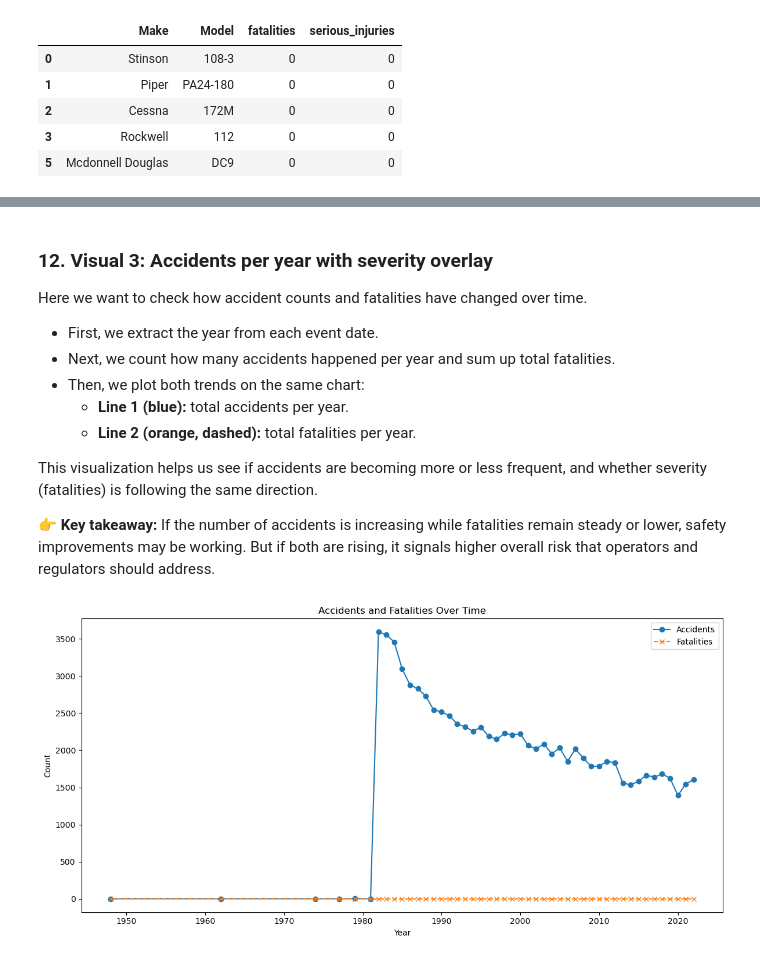
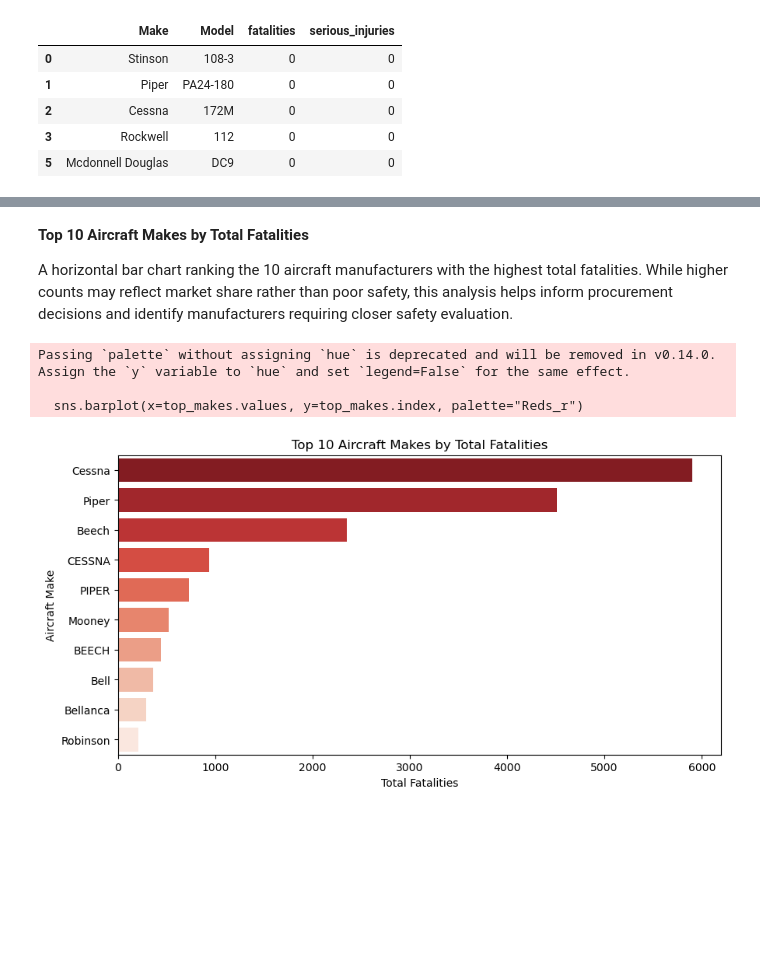
Before and after one commit to jaime8793/dsc-phase-1-project-v3, a Jupyter notebook: student.ipynb, the cells around one changed output, grey strips where cells are left out. Cells and saved outputs as stored; diff of their text form; code cells hidden in the pictures; blank space fills up the shorter version.

```diff
--- a/student.ipynb
+++ b/student.ipynb
@@ -195,3 +160,0 @@ Since the dataset has missing values, I decided to use a simple and practical ap
-# %%
-# Drop missing values in Make, Model, Air.dammage, purpose.of.flight
-df.dropna(subset=['Make', 'Model', 'Aircraft.damage', 'Purpose.of.flight', 'Engine.Type'], inplace=True)
@@ -268,5 +247,0 @@ This ensures consistency — for example, values like numbers won’t sneak in a
-# %%
-# Convert key categorical columns to string
-df[['Make', 'Model', 'Aircraft.damage', 'Purpose.of.flight', 'Engine.Type']] = (
-    df[['Make', 'Model', 'Aircraft.damage', 'Purpose.of.flight', 'Engine.Type']].astype(str)
-)
@@ -422,39 +248,19 @@ Takeaway: Most accidents happen during 'Unknown' in operation type 'Personal'.
-# %% [markdown]
-### 12. Visual 3: Accidents per year with severity overlay
-
-Here we want to check how accident counts and fatalities have changed over time.
-- First, we extract the year from each event date.
-- Next, we count how many accidents happened per year and sum up total fatalities.
-- Then, we plot both trends on the same chart:
-  - **Line 1 (blue):** total accidents per year.
-  - **Line 2 (orange, dashed):** total fatalities per year.
-
-This visualization helps us see if accidents are becoming more or less frequent, and whether severity (fatalities) is following the same direction.
-
-👉 **Key takeaway:** If the number of accidents is increasing while fatalities remain steady or lower, safety improvements may be working. But if both are rising, it signals higher overall risk that operators and regulators should address.
-# %%
-
-# Make sure Event.Date is treated as a datetime
-df['Event.Date'] = pd.to_datetime(df['Event.Date'], errors='coerce')
-
-# Extract the year
-df['Year'] = df['Event.Date'].dt.year
-
-# Group by year and count accidents + fatalities
-yearly = df.groupby('Year').agg(
-    accidents=('Event.Id', 'count'),
-    fatalities=('fatalities', 'sum')
-).reset_index()
-
-# Plot accidents and fatalities over time
-plt.figure(figsize=(12,6))
-plt.plot(yearly['Year'], yearly['accidents'], marker='o', label='Accidents')
-plt.plot(yearly['Year'], yearly['fatalities'], marker='x', linestyle='--', label='Fatalities')
-plt.xlabel('Year')
-plt.ylabel('Count')
-plt.title('Accidents and Fatalities Over Time')
-plt.legend()
-plt.tight_layout()
-plt.show()
-# %% [output]
-[figure, removed]
+# %% [markdown]
+
+**Top 10 Aircraft Makes by Total Fatalities**
+
+A horizontal bar chart ranking the 10 aircraft manufacturers with the highest total fatalities. While higher counts may reflect market share rather than poor safety, this analysis helps inform procurement decisions and identify manufacturers requiring closer safety evaluation.
+# %%
+plt.figure(figsize=(10,5))
+top_makes = df.groupby('Make')['Fatalities'].sum().sort_values(ascending=False).head(10)
+
+sns.barplot(x=top_makes.values, y=top_makes.index, palette="Reds_r")
+plt.title("Top 10 Aircraft Makes by Total Fatalities")
+plt.xlabel("Total Fatalities")
+plt.ylabel("Aircraft Make")
+plt.show()
+# %% [output]
+Passing `palette` without assigning `hue` is deprecated and will be removed in v0.14.0. Assign the `y` variable to `hue` and set `legend=False` for the same effect.
+
+  sns.barplot(x=top_makes.values, y=top_makes.index, palette="Reds_r")
+[figure, added]
```
Also changed, not shown: parts of 27 cells of this notebook.
